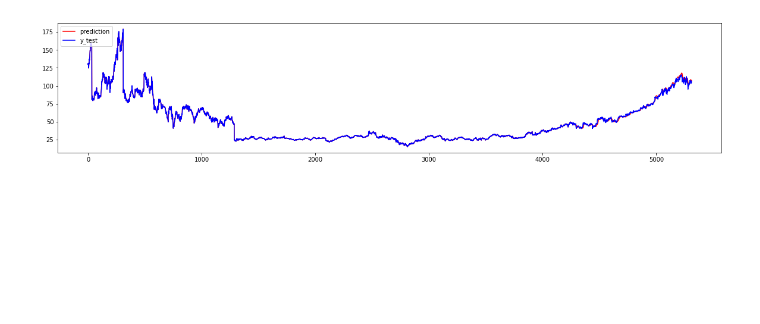
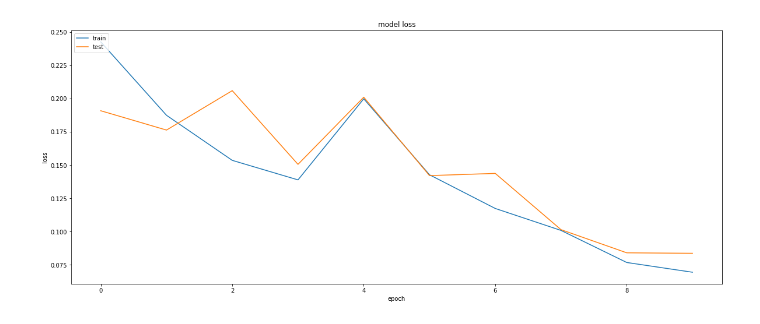
Before and after one commit to zhangruochi/Stockive, a Jupyter notebook: stockive2.ipynb, the cells around one changed output. Saved outputs shown, nothing was run; the diff lists cells and outputs as text; code cells hidden in the pictures; blank space fills up the shorter version.

```diff
--- a/stockive2.ipynb
+++ b/stockive2.ipynb
@@ -186,0 +281,28 @@ pd.Series(predicted).to_json("predicted.json")
+# %%
+# Define an input sequence and process it.
+encoder_inputs = Input(shape=(None, 5))
+encoder = LSTM(units=50, return_state=True)
+encoder_outputs, state_h, state_c = encoder(encoder_inputs)
+# We discard `encoder_outputs` and only keep the states.
+encoder_states = [state_h, state_c]
+
+# Set up the decoder, using `encoder_states` as initial state.
+decoder_inputs = Input(shape=(None, 5))
+# We set up our decoder to return full output sequences,
+# and to return internal states as well. We don't use the
+# return states in the training model, but we will use them in inference.
+decoder_lstm = LSTM(units=50, return_sequences=False, return_state=True)
+decoder_outputs, _, _ = decoder_lstm(decoder_inputs,
+                                     initial_state=encoder_states)
+decoder_dense = Dense(units=1)
+decoder_outputs = decoder_dense(decoder_outputs)
+
+# Define the model that will turn
+# `encoder_input_data` & `decoder_input_data` into `decoder_target_data`
+model = Model([encoder_inputs, decoder_inputs], decoder_outputs)
+# %%
+model.compile(optimizer='adam', loss='mean_squared_error', metrics=["mse"])
+history = model.fit([encoder_input_data, decoder_input_data], y,
+          batch_size=32,
+          validation_split=0.2,
+          epochs=10)
@@ -187,8 +349,13 @@ pd.Series(predicted).to_json("predicted.json")
 # %%
-plt.figure(figsize = (20,4))
-plt.plot(predicted[:-1],color='red', label='prediction')
-plt.plot(all_open.values,color='blue', label='y_test')
-plt.legend(loc='upper left')
+plt.figure(figsize = (20,8))
+
+plt.plot(history.history['loss'])
+plt.plot(history.history['val_loss'])
+plt.title('model loss')
+plt.ylabel('loss')
+plt.xlabel('epoch')
+plt.legend(['train', 'test'], loc='upper left')
+plt.savefig("loss.png")
 plt.show()
 # %% [output]
-[figure, old version]
+[figure, new version]
```
Also changed, not shown: parts of 37 cells of this notebook, 18 other files.
